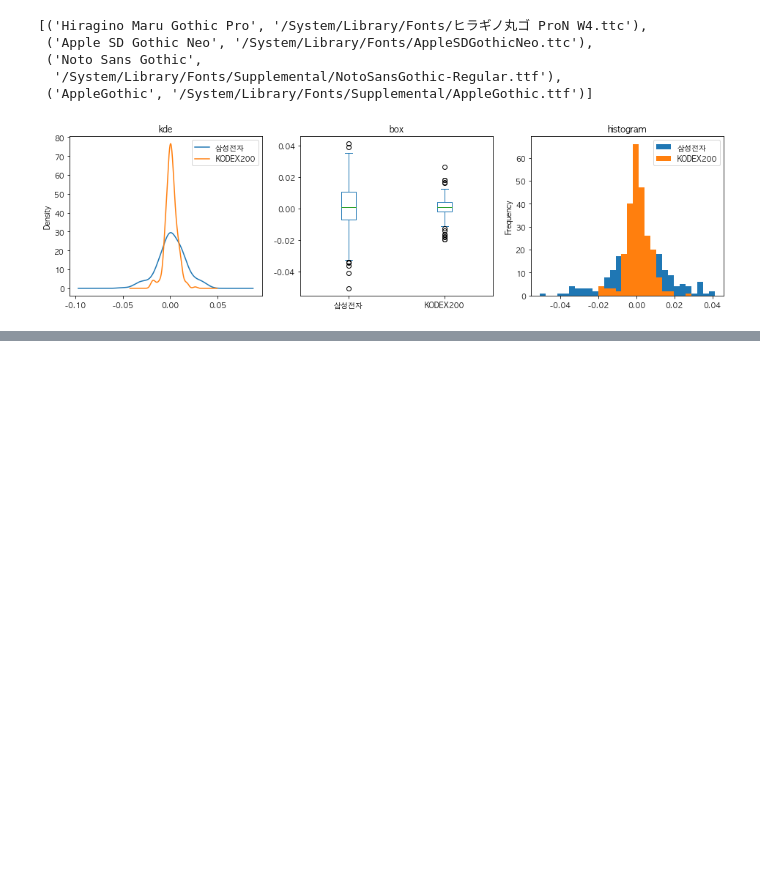
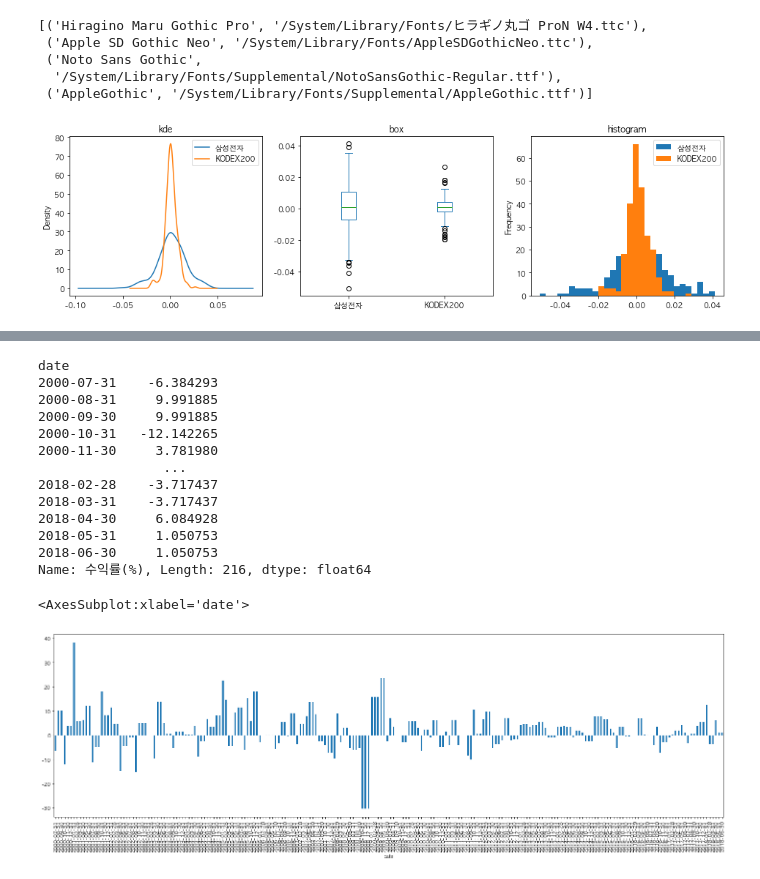
Before and after one commit to JihoQuant/Python-Pandas-Part-1, a Jupyter notebook: visualization_using_matplotlib.ipynb, the cells around one changed output, grey strips where cells are left out. Drawn from its saved outputs; the diff is of its cells as text; code cells hidden in the pictures; blank space fills up the shorter version.

```diff
--- a/visualization_using_matplotlib.ipynb
+++ b/visualization_using_matplotlib.ipynb
@@ -302,0 +401,20 @@ price_df.pct_change().plot(kind='hist', ax=ax3, title='histogram', bins=30);
+# %%
+# matplotlib version
+df.groupby(['date'])['수익률(%)'].mean()
+df.groupby(['date'])['수익률(%)'].mean().plot(kind='bar', figsize=(25, 7))
+# %% [output]
+date
+2000-07-31    -6.384293
+2000-08-31     9.991885
+2000-09-30     9.991885
+2000-10-31   -12.142265
+2000-11-30     3.781980
+                ...
+2018-02-28    -3.717437
+2018-03-31    -3.717437
+2018-04-30     6.084928
+2018-05-31     1.050753
+2018-06-30     1.050753
+Name: 수익률(%), Length: 216, dtype: float64
+<AxesSubplot:xlabel='date'>
+[figure, added]
```
Also changed, not shown: parts of 18 cells of this notebook.
